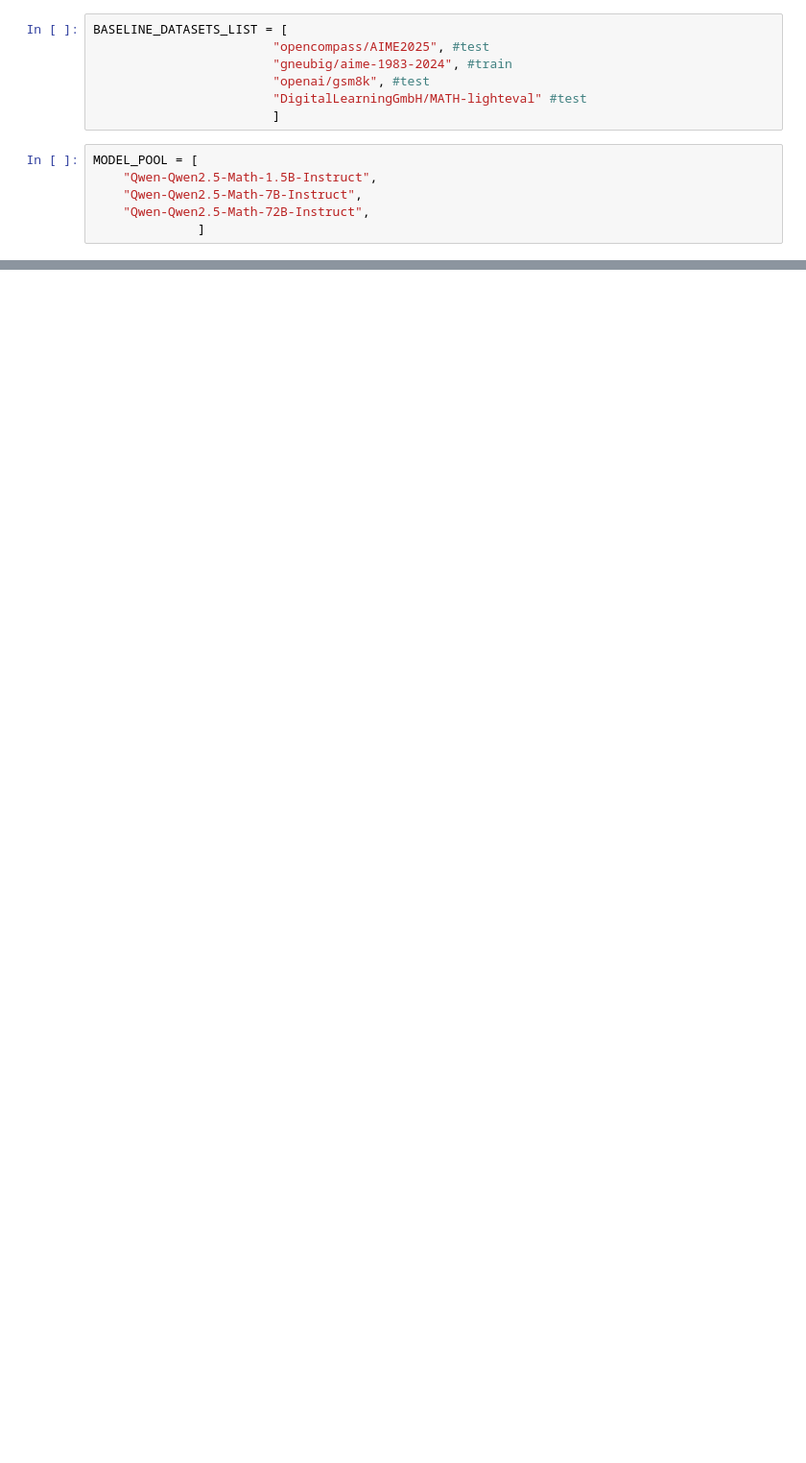
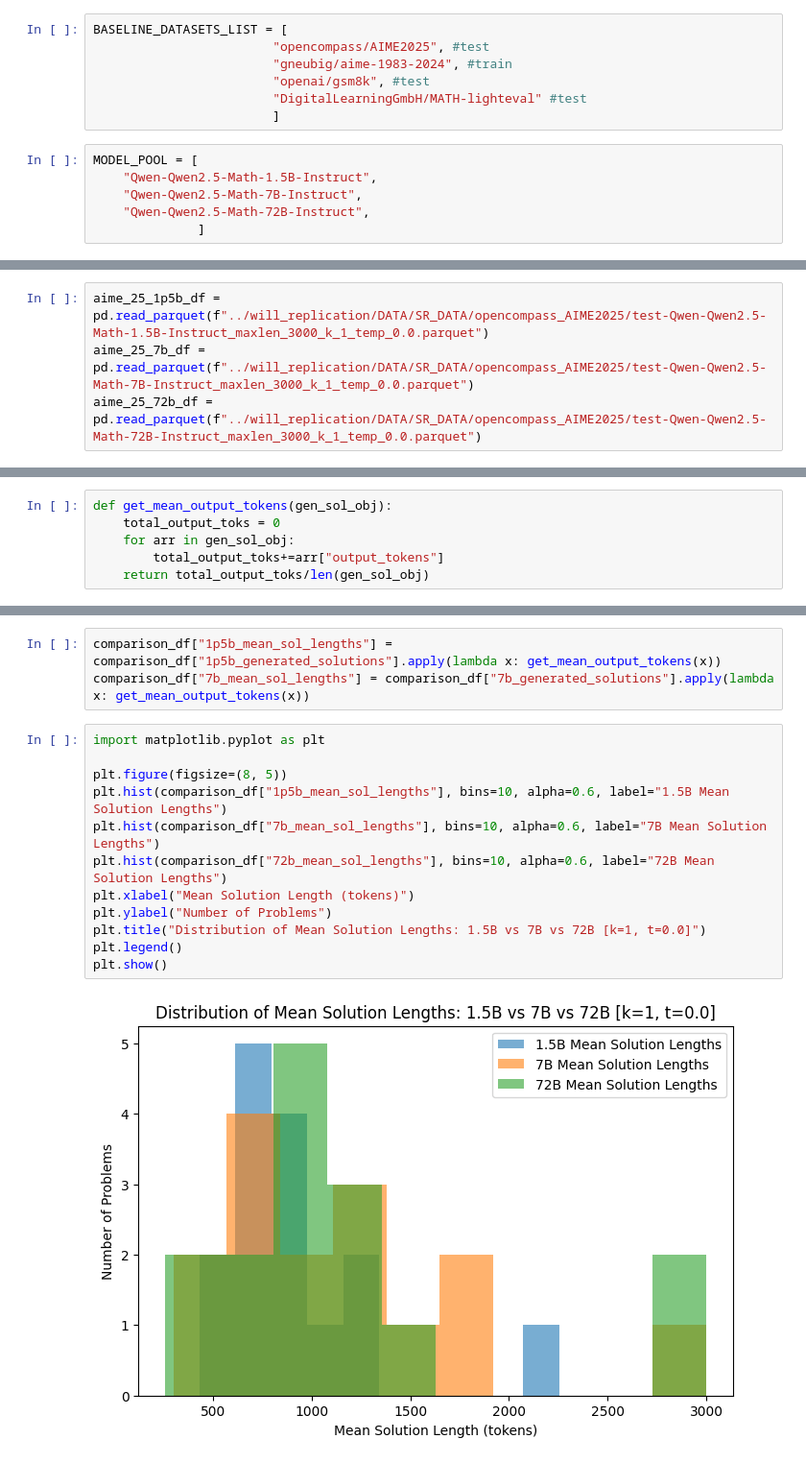
Before and after one commit to KabakaWilliam/llms_know_difficulty, a Jupyter notebook: router_code/create_pareto_comparisons.ipynb, the cells around one changed output, grey strips where cells are left out. Shown at 96% size. Drawn from its saved outputs; the diff is of its cells as text; blank space fills up the shorter version.

```diff
--- a/router_code/create_pareto_comparisons.ipynb
+++ b/router_code/create_pareto_comparisons.ipynb
@@ -93,0 +180,4 @@ for benchmark, data_points in PLOTTING_DICT.items():
+# %%
+aime_25_1p5b_df = pd.read_parquet(f"../will_replication/DATA/SR_DATA/opencompass_AIME2025/test-Qwen-Qwen2.5-Math-1.5B-Instruct_maxlen_3000_k_1_temp_0.0.parquet")
+aime_25_7b_df = pd.read_parquet(f"../will_replication/DATA/SR_DATA/opencompass_AIME2025/test-Qwen-Qwen2.5-Math-7B-Instruct_maxlen_3000_k_1_temp_0.0.parquet")
+aime_25_72b_df = pd.read_parquet(f"../will_replication/DATA/SR_DATA/opencompass_AIME2025/test-Qwen-Qwen2.5-Math-72B-Instruct_maxlen_3000_k_1_temp_0.0.parquet")
@@ -93,0 +188,6 @@ for benchmark, data_points in PLOTTING_DICT.items():
+# %%
+def get_mean_output_tokens(gen_sol_obj):
+    total_output_toks = 0
+    for arr in gen_sol_obj:
+        total_output_toks+=arr["output_tokens"]
+    return total_output_toks/len(gen_sol_obj)
@@ -93,0 +267,17 @@ for benchmark, data_points in PLOTTING_DICT.items():
+# %%
+comparison_df["1p5b_mean_sol_lengths"] = comparison_df["1p5b_generated_solutions"].apply(lambda x: get_mean_output_tokens(x))
+comparison_df["7b_mean_sol_lengths"] = comparison_df["7b_generated_solutions"].apply(lambda x: get_mean_output_tokens(x))
+# %%
+import matplotlib.pyplot as plt
+
+plt.figure(figsize=(8, 5))
+plt.hist(comparison_df["1p5b_mean_sol_lengths"], bins=10, alpha=0.6, label="1.5B Mean Solution Lengths")
+plt.hist(comparison_df["7b_mean_sol_lengths"], bins=10, alpha=0.6, label="7B Mean Solution Lengths")
+plt.hist(comparison_df["72b_mean_sol_lengths"], bins=10, alpha=0.6, label="72B Mean Solution Lengths")
+plt.xlabel("Mean Solution Length (tokens)")
+plt.ylabel("Number of Problems")
+plt.title("Distribution of Mean Solution Lengths: 1.5B vs 7B vs 72B [k=1, t=0.0]")
+plt.legend()
+plt.show()
+# %% [output]
+[figure, added]
```
Also changed, not shown: parts of 17 cells of this notebook, 8 other files.
